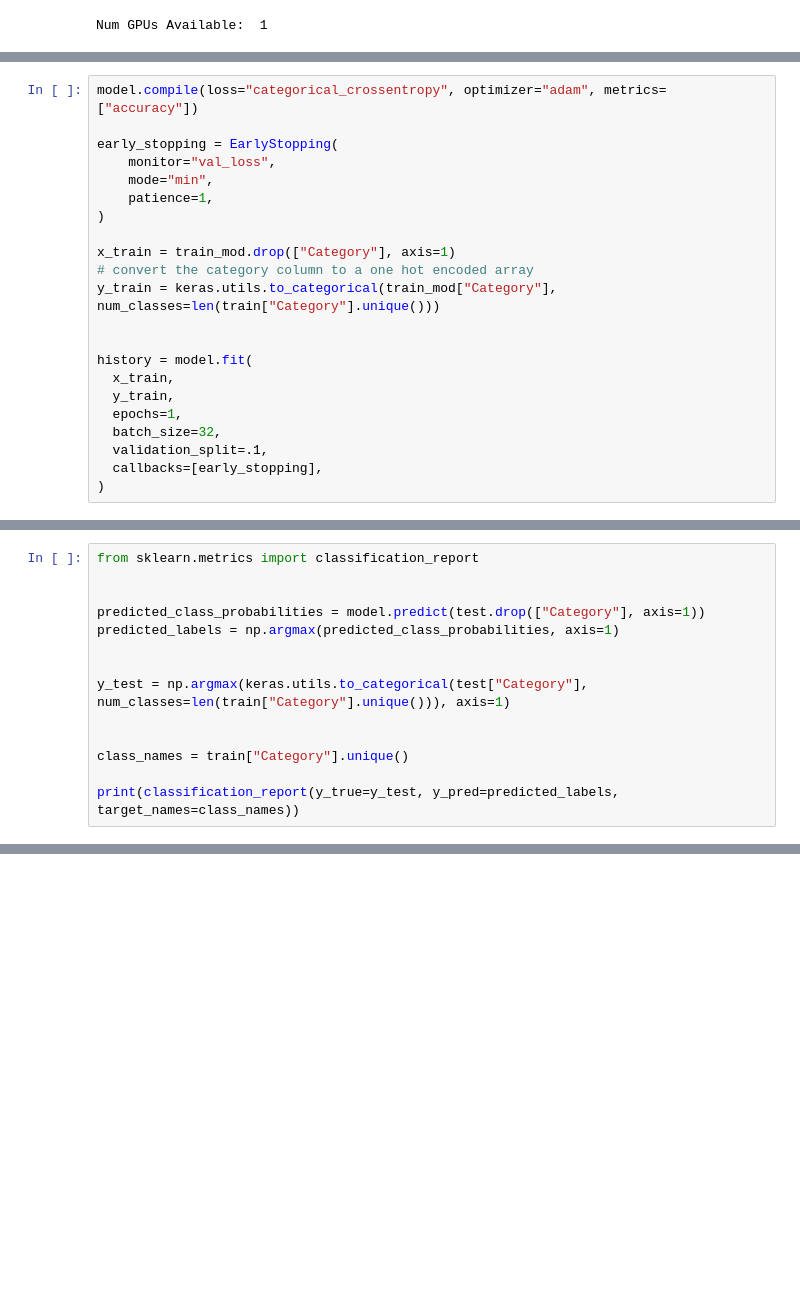
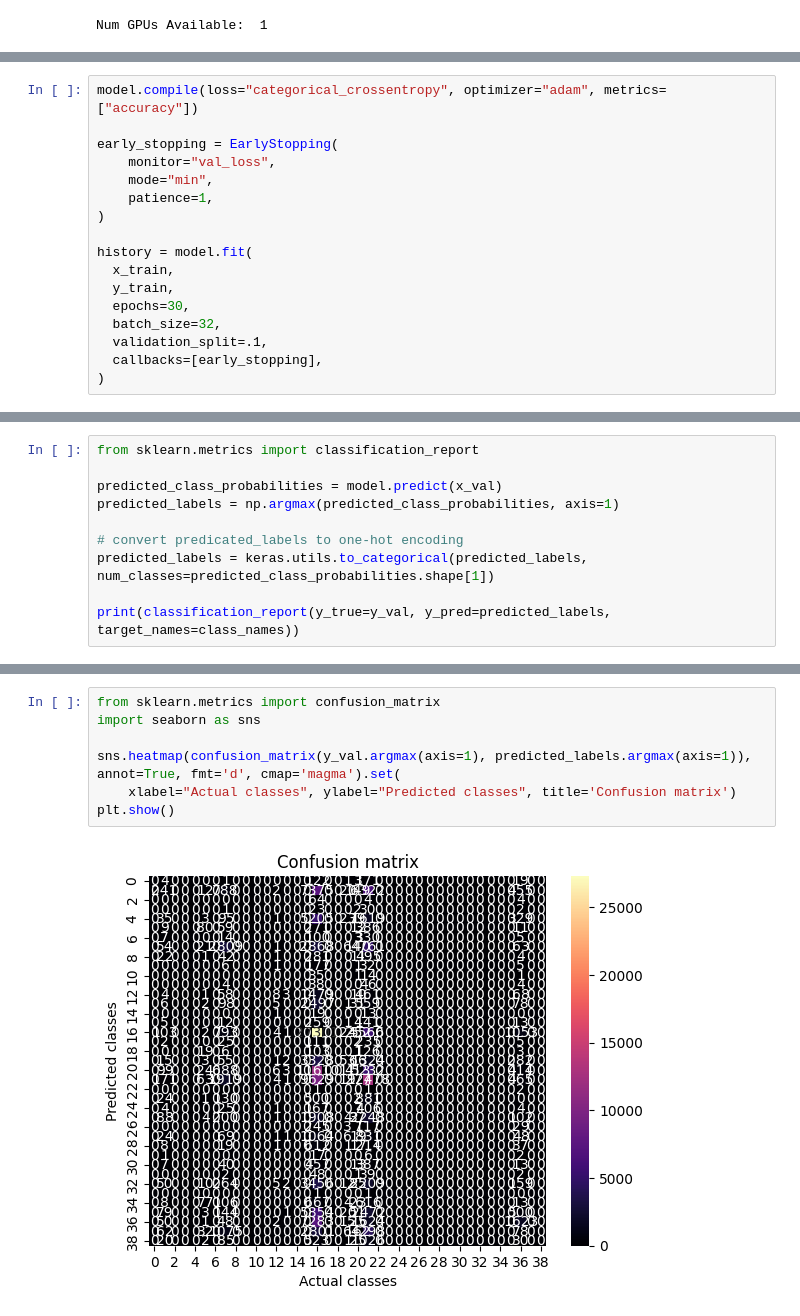
Before and after one commit to jondef/MLDM, a Jupyter notebook: labs/L11_Cirime_Prediction.ipynb, the cells around one changed output, grey strips where cells are left out. Drawn from its saved outputs; the diff is of its cells as text; blank space fills up the shorter version.

```diff
--- a/labs/L11_Cirime_Prediction.ipynb
+++ b/labs/L11_Cirime_Prediction.ipynb
@@ -191,15 +265,10 @@ early_stopping = EarlyStopping(
     patience=1,
 )
 
-x_train = train_mod.drop(["Category"], axis=1)
-# convert the category column to a one hot encoded array
-y_train = keras.utils.to_categorical(train_mod["Category"], num_classes=len(train["Category"].unique()))
-
-
 history = model.fit(
   x_train,
   y_train,
-  epochs=1,
+  epochs=30,
   batch_size=32,
   validation_split=.1,
   callbacks=[early_stopping],
@@ -215,15 +295,11 @@ plot_learning_curves(history)
 # %%
 from sklearn.metrics import classification_report
 
-
-predicted_class_probabilities = model.predict(test.drop(["Category"], axis=1))
+predicted_class_probabilities = model.predict(x_val)
 predicted_labels = np.argmax(predicted_class_probabilities, axis=1)
 
+# convert predicated_labels to one-hot encoding
+predicted_labels = keras.utils.to_categorical(predicted_labels, num_classes=predicted_class_probabilities.shape[1])
 
-y_test = np.argmax(keras.utils.to_categorical(test["Category"], num_classes=len(train["Category"].unique())), axis=1)
-
-
-class_names = train["Category"].unique()
-
-print(classification_report(y_true=y_test, y_pred=predicted_labels, target_names=class_names))
+print(classification_report(y_true=y_val, y_pred=predicted_labels, target_names=class_names))
 # %% [output]
@@ -239,0 +323,9 @@ KeyError: "['Category'] not found in axis"
+# %%
+from sklearn.metrics import confusion_matrix
+import seaborn as sns
+
+sns.heatmap(confusion_matrix(y_val.argmax(axis=1), predicted_labels.argmax(axis=1)), annot=True, fmt='d', cmap='magma').set(
+    xlabel="Actual classes", ylabel="Predicted classes", title='Confusion matrix')
+plt.show()
+# %% [output]
+[figure, added]
```
Also changed, not shown: parts of 11 cells of this notebook.
